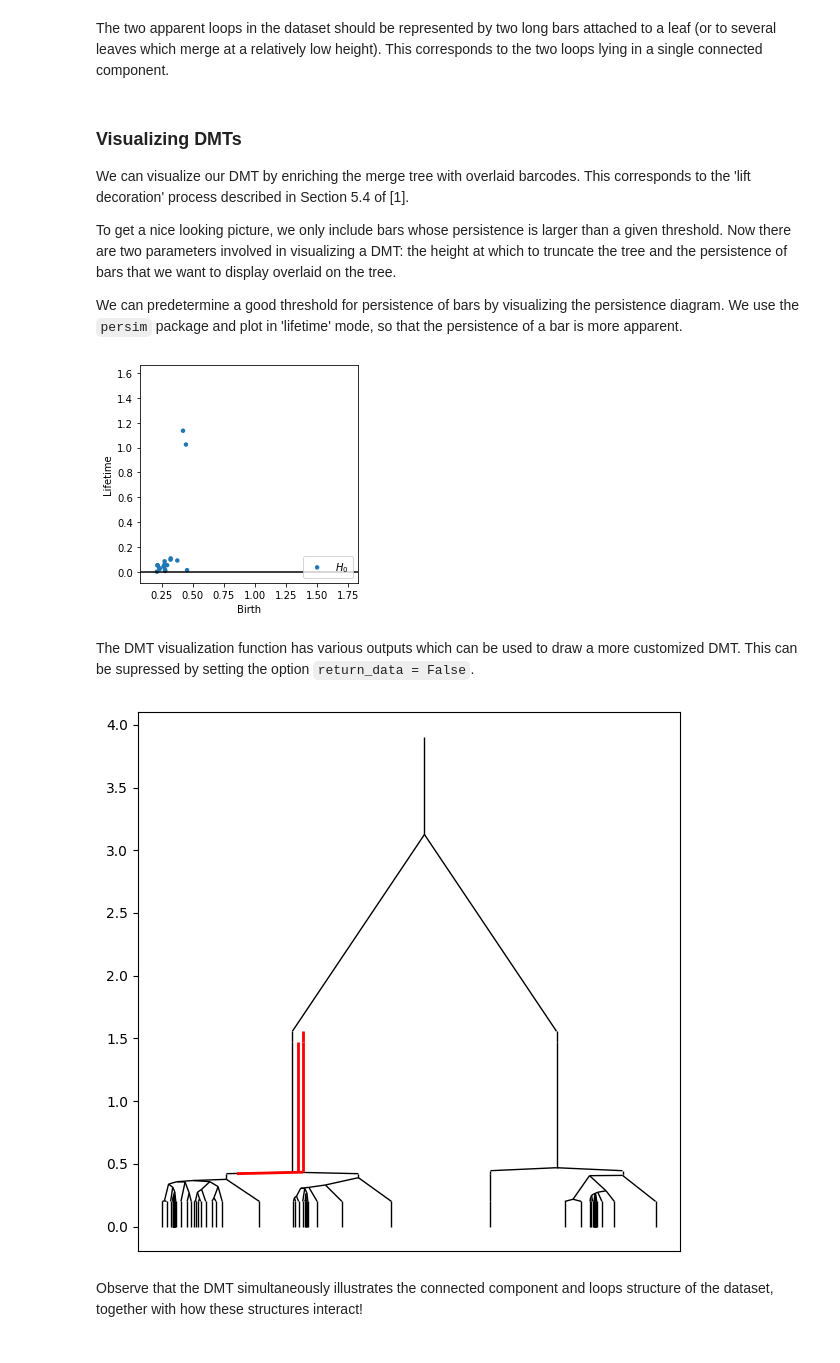
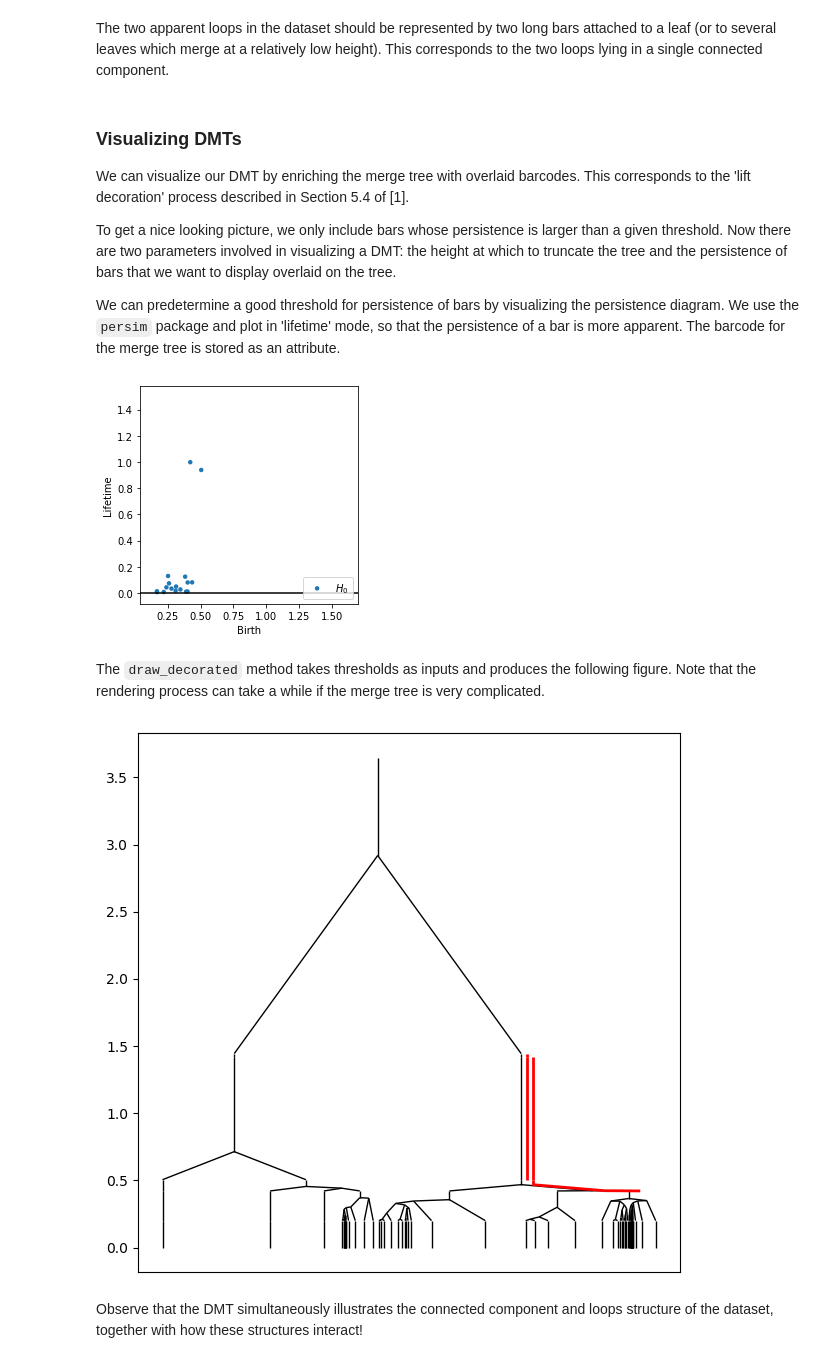
Before and after one commit to trneedham/Decorated-Merge-Trees, a Jupyter notebook: 00_MergeTreesAndDecoratedMergeTrees.ipynb, the cells around one changed output. Saved outputs shown, nothing was run; the diff lists cells and outputs as text; code cells hidden in the pictures.

```diff
--- a/00_MergeTreesAndDecoratedMergeTrees.ipynb
+++ b/00_MergeTreesAndDecoratedMergeTrees.ipynb
@@ -323,0 +338,3 @@ leaf_barcode1[0]
+# %%
+MT1 = MergeTree(pointCloud = data1)
+MT1.fit_barcode(degree = 1)
@@ -358,20 +400,20 @@ We can visualize our DMT by enriching the merge tree with overlaid barcodes. Thi
 
 To get a nice looking picture, we only include bars whose persistence is larger than a given threshold. Now there are two parameters involved in visualizing a DMT: the height at which to truncate the tree and the persistence of bars that we want to display overlaid on the tree.
 
-We can predetermine a good threshold for persistence of bars by visualizing the persistence diagram. We use the `persim` package and plot in 'lifetime' mode, so that the persistence of a bar is more apparent.
+We can predetermine a good threshold for persistence of bars by visualizing the persistence diagram. We use the `persim` package and plot in 'lifetime' mode, so that the persistence of a bar is more apparent. The barcode for the merge tree is stored as an attribute.
 # %%
-persim.plot_diagrams(dgm1,lifetime = True)
+persim.plot_diagrams(MT1.barcode,lifetime = True)
 # %% [output]
-[figure, old version]
+[figure, new version]
-# %% [markdown]
-The DMT visualization function has various outputs which can be used to draw a more customized DMT. This can be supressed by setting the option `return_data = False`.
+# %% [markdown]
+The `draw_decorated` method takes thresholds as inputs and produces the following figure. Note that the rendering process can take a while if the merge tree is very complicated.
 # %%
 tree_thresh = 0.2
 barcode_thresh = 0.4
 
-T_DMT, pos_DMT, edges, colors, weights = visualize_DMT_pointcloud(T1,height1,dgm1,data1,tree_thresh,barcode_thresh)
+MT1.draw_decorated(tree_thresh,barcode_thresh)
 # %% [output]
-[figure, old version]
+[figure, new version]
 # %% [markdown]
 Observe that the DMT simultaneously illustrates the connected component and loops structure of the dataset, together with how these structures interact!
 # %% [markdown]
```
Also changed, not shown: parts of 55 cells of this notebook.
